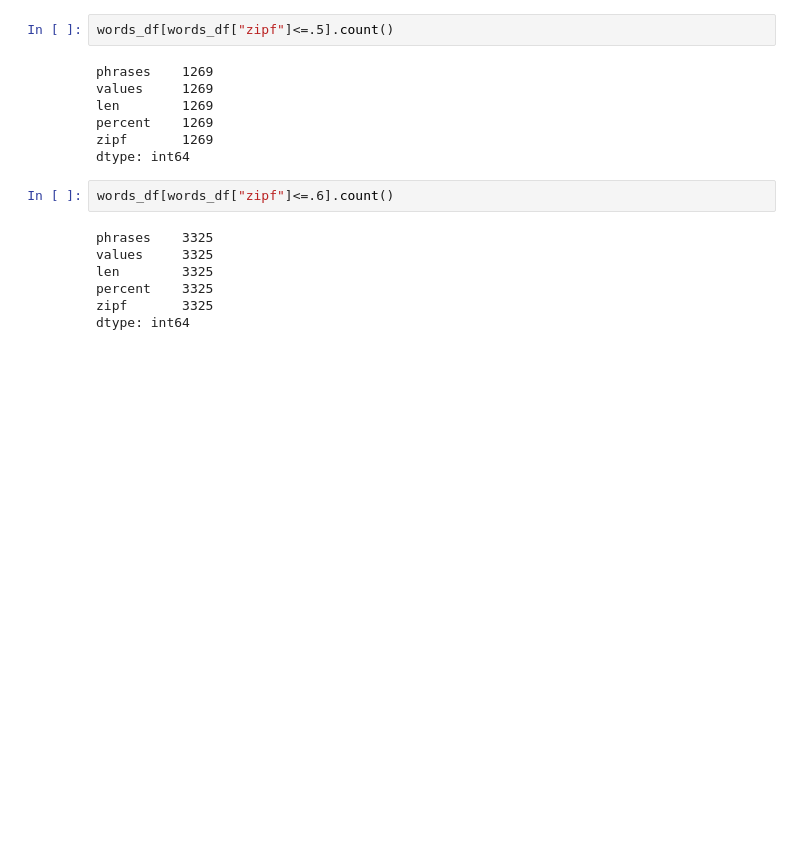
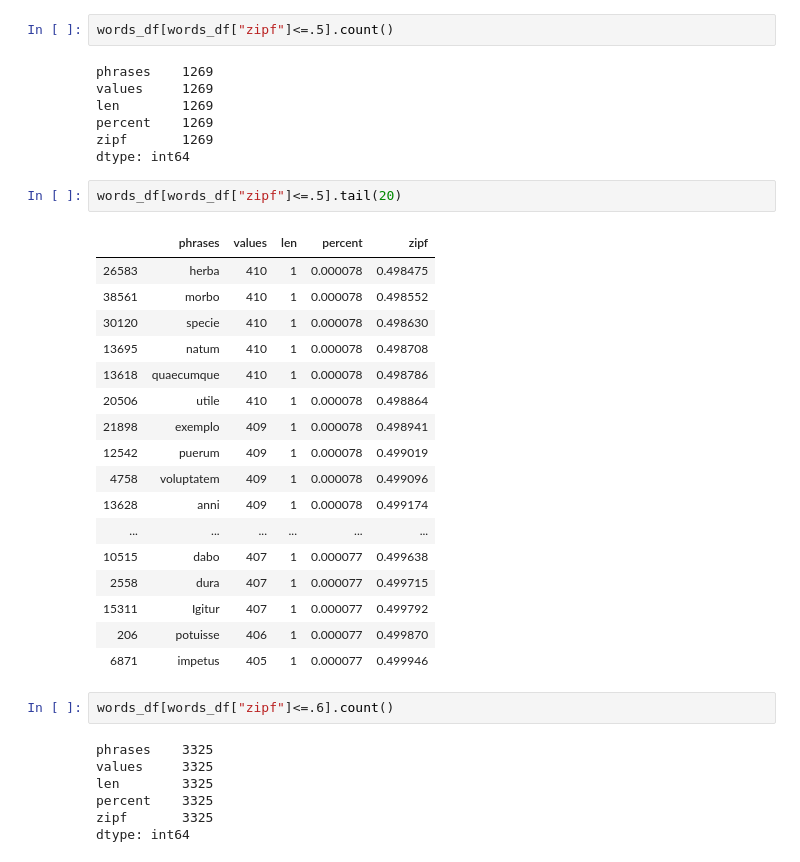
Before and after one commit to crawftv/latin_project, a Jupyter notebook: scrape persues.ipynb, the cells around one changed output. Saved outputs shown, nothing was run; the diff lists cells and outputs as text; blank space fills up the shorter version.

```diff
--- a/scrape persues.ipynb
+++ b/scrape persues.ipynb
@@ -343,6 +338,26 @@ len        1269
 percent    1269
 zipf       1269
 dtype: int64
+# %%
+words_df[words_df["zipf"]<=.5].tail(20)
+# %% [output]
+|  | phrases | values | len | percent | zipf |
+| 26583 | herba | 410 | 1 | 0.000078 | 0.498475 |
+| 38561 | morbo | 410 | 1 | 0.000078 | 0.498552 |
+| 30120 | specie | 410 | 1 | 0.000078 | 0.498630 |
+| 13695 | natum | 410 | 1 | 0.000078 | 0.498708 |
+| 13618 | quaecumque | 410 | 1 | 0.000078 | 0.498786 |
+| 20506 | utile | 410 | 1 | 0.000078 | 0.498864 |
+| 21898 | exemplo | 409 | 1 | 0.000078 | 0.498941 |
+| 12542 | puerum | 409 | 1 | 0.000078 | 0.499019 |
+| 4758 | voluptatem | 409 | 1 | 0.000078 | 0.499096 |
+| 13628 | anni | 409 | 1 | 0.000078 | 0.499174 |
+| ... | ... | ... | ... | ... | ... |
+| 10515 | dabo | 407 | 1 | 0.000077 | 0.499638 |
+| 2558 | dura | 407 | 1 | 0.000077 | 0.499715 |
+| 15311 | Igitur | 407 | 1 | 0.000077 | 0.499792 |
+| 206 | potuisse | 406 | 1 | 0.000077 | 0.499870 |
+| 6871 | impetus | 405 | 1 | 0.000077 | 0.499946 |
 # %%
 words_df[words_df["zipf"]<=.6].count()
 # %% [output]
```
Also changed, not shown: parts of 1 cell of this notebook.
